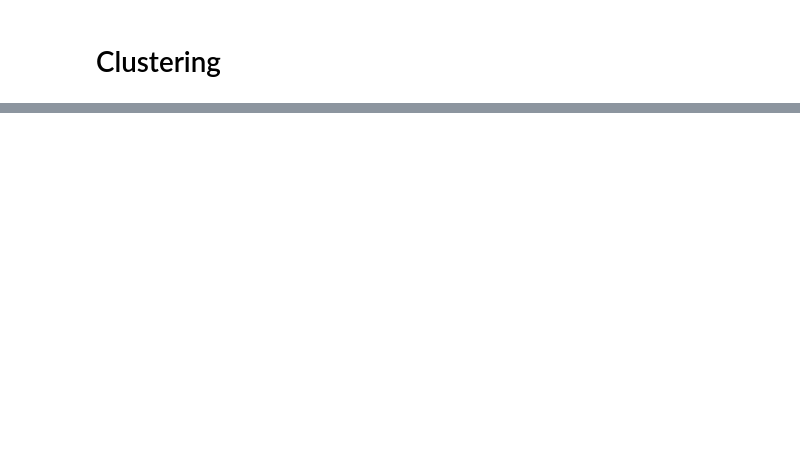
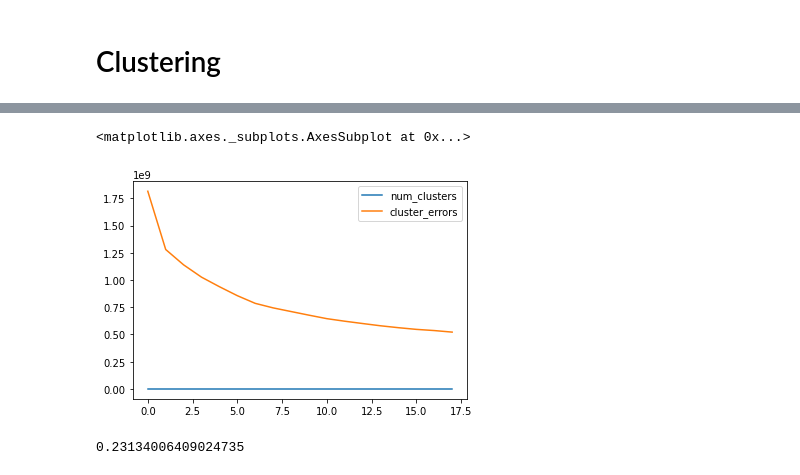
Before and after one commit to lalit-kumr/dsp_case_study, a Jupyter notebook: Assesment_case_study.ipynb, the cells around one changed output, grey strips where cells are left out. Saved outputs shown, nothing was run; the diff lists cells and outputs as text; code cells hidden in the pictures; blank space fills up the shorter version.

```diff
--- a/Assesment_case_study.ipynb
+++ b/Assesment_case_study.ipynb
@@ -792,0 +852,7 @@ weighted avg       1.00      1.00      1.00     25500
+# %%
+from sklearn.cluster import KMeans
+
+
+kmeans_model = KMeans(n_clusters=8, random_state=1).fit(df)
+labels = kmeans_model.labels_
+metrics.silhouette_score(X, labels, metric='euclidean')
@@ -792,0 +861,12 @@ weighted avg       1.00      1.00      1.00     25500
+# %%
+cluster_range = range(2,20)
+
+
+cluster_errors = []
+for x in cluster_range:
+  kmeans_model = KMeans(n_clusters=x, random_state=1).fit(df)
+  cluster_errors.append(kmeans_model.inertia_)
+
+
+cluster_df = pd.DataFrame({'num_clusters' : cluster_range,'cluster_errors' : cluster_errors})
+cluster_df
@@ -792,0 +891,13 @@ weighted avg       1.00      1.00      1.00     25500
+# %%
+cluster_df.plot()
+#as we can see from the graph that the curve slows down around n_clustes = 6
+# %% [output]
+<matplotlib.axes._subplots.AxesSubplot at 0x...>
+[figure, added]
+# %%
+#building models with 6 clusters and calculating sillhoute score
+kmeans_model = KMeans(n_clusters=6, random_state=1).fit(df)
+labels = kmeans_model.labels_
+metrics.silhouette_score(X, labels, metric='euclidean')
+# %% [output]
+0.23134006409024735
```
Also changed, not shown: parts of 13 cells of this notebook.
